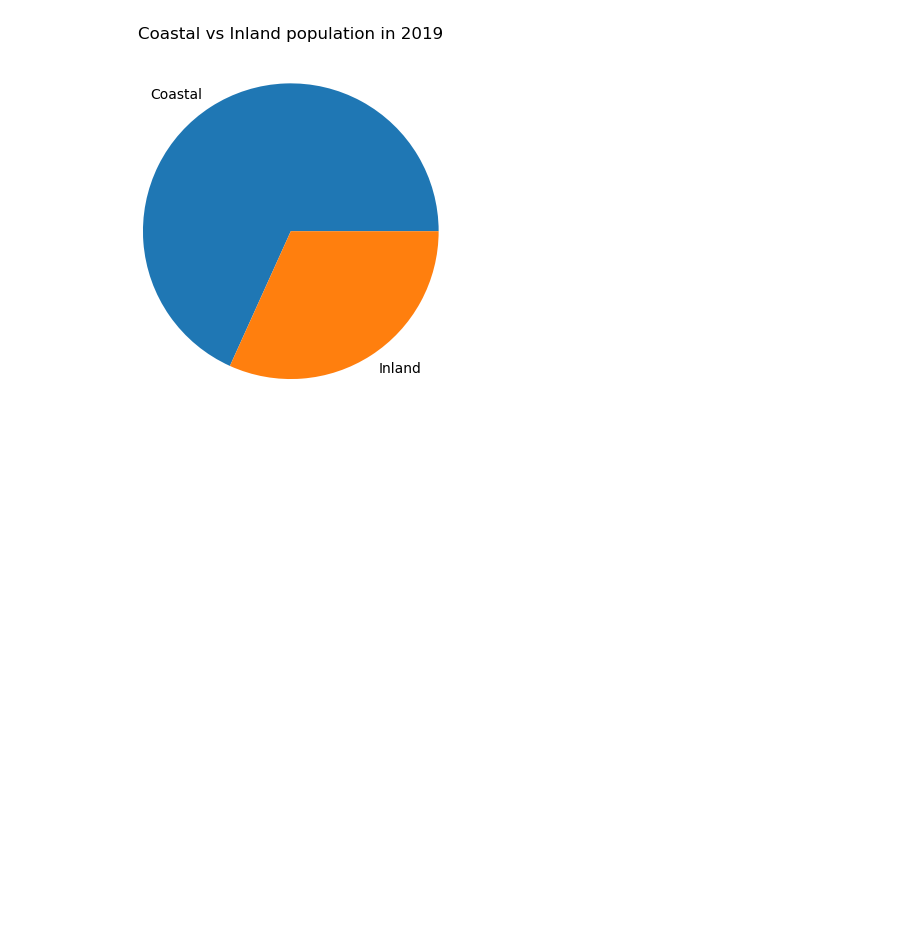
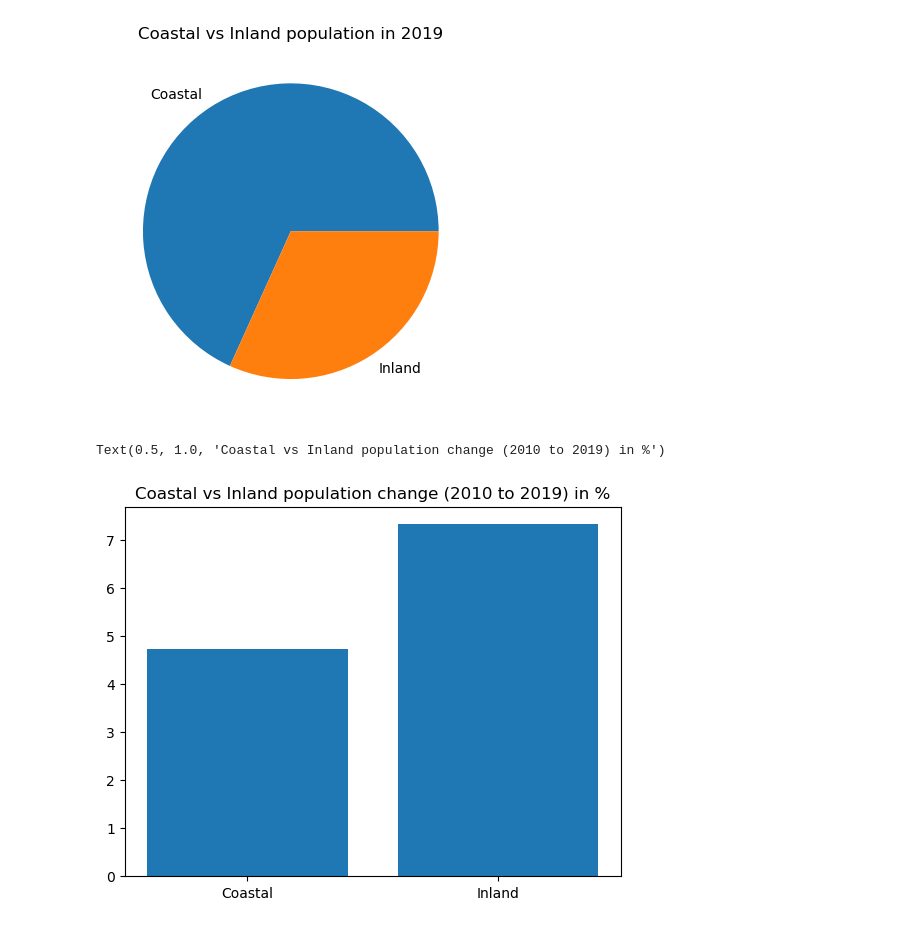
Before and after one commit to davidixonn/CaliforniaDreaming, a Jupyter notebook: Cristian.ipynb, the cells around one changed output. Saved outputs shown, nothing was run; the diff lists cells and outputs as text; code cells hidden in the pictures; blank space fills up the shorter version.

```diff
--- a/Cristian.ipynb
+++ b/Cristian.ipynb
@@ -118,3 +162,20 @@ plt.title('Coastal vs Inland population in 2019')
 # %% [output]
 Text(0.5, 1.0, 'Coastal vs Inland population in 2019')
 [figure]
+# %%
+#sum_2019_c = float(sum_2019_c)
+#sum_2010_c = float(sum_2010_c)
+#sum_2019_i = float(sum_2019_i)
+#sum_2010_i = float(sum_2010_i)
+
+#type(sum_2011_c)
+
+change_pop_c = ((sum_2019_c - sum_2010_c)/sum_2019_c)*100
+change_pop_i = ((sum_2019_i - sum_2010_i)/sum_2019_i)*100
+
+sizes = [change_pop_c, change_pop_i]
+plt.bar(labels, sizes)
+plt.title('Coastal vs Inland population change (2010 to 2019) in %')
+# %% [output]
+Text(0.5, 1.0, 'Coastal vs Inland population change (2010 to 2019) in %')
+[figure, added]
```
Also changed, not shown: parts of 9 cells of this notebook, 1 other file.
